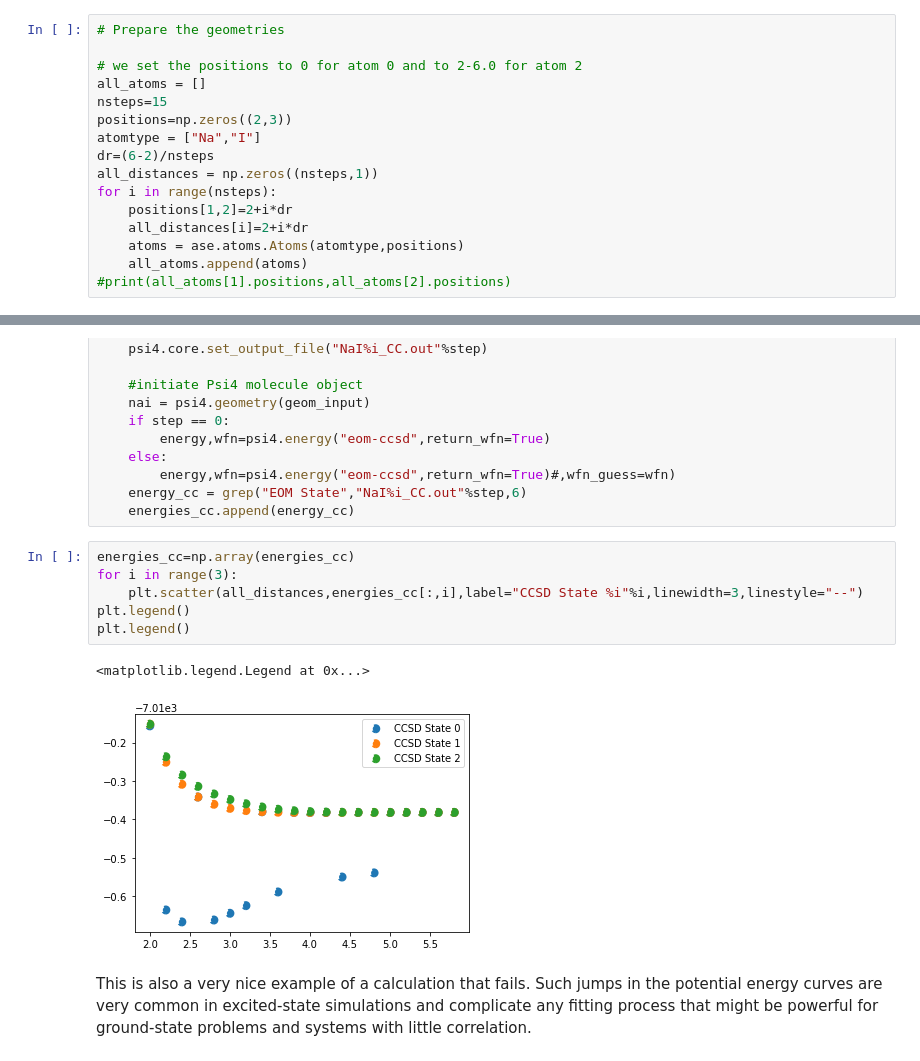
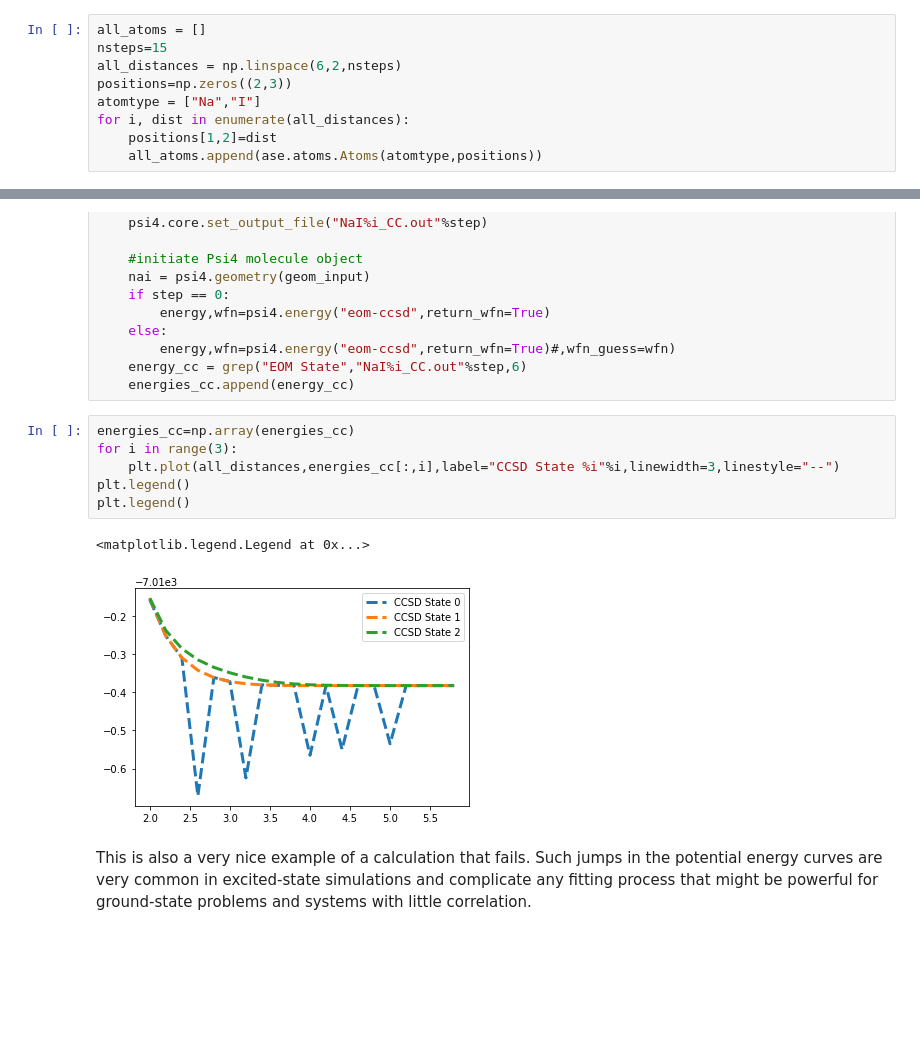
Before and after one commit to maurergroup/PX919, a Jupyter notebook: Workshop2/Tutorial2.ipynb, the cells around one changed output, grey strips where cells are left out. Drawn from its saved outputs; the diff is of its cells as text; blank space fills up the shorter version.

```diff
--- a/Workshop2/Tutorial2.ipynb
+++ b/Workshop2/Tutorial2.ipynb
@@ -49,22 +49,15 @@ This system has been studied via pump-probe spectroscopy by Ahmed Zewail, who re
 <img src="NaI2.png" width="350"/>
 </div>
 <p> Potential energy curves of NaI (Fig. 2 in Ref. 4).</p>
-# %%
-# Prepare the geometries
-
-# we set the positions to 0 for atom 0 and to 2-6.0 for atom 2
-all_atoms = []
-nsteps=15
-positions=np.zeros((2,3))
-atomtype = ["Na","I"]
-dr=(6-2)/nsteps
-all_distances = np.zeros((nsteps,1))
-for i in range(nsteps):
-    positions[1,2]=2+i*dr
-    all_distances[i]=2+i*dr
-    atoms = ase.atoms.Atoms(atomtype,positions)
-    all_atoms.append(atoms)
-#print(all_atoms[1].positions,all_atoms[2].positions)
+# %%
+all_atoms = []
+nsteps=15
+all_distances = np.linspace(6,2,nsteps)
+positions=np.zeros((2,3))
+atomtype = ["Na","I"]
+for i, dist in enumerate(all_distances):
+    positions[1,2]=dist
+    all_atoms.append(ase.atoms.Atoms(atomtype,positions))
 # %% [markdown]
 ### CASSCF calculation of the excited states
 
@@ -166,12 +159,12 @@ for step in range(nsteps):
 # %%
 energies_cc=np.array(energies_cc)
 for i in range(3):
-    plt.scatter(all_distances,energies_cc[:,i],label="CCSD State %i"%i,linewidth=3,linestyle="--")
+    plt.plot(all_distances,energies_cc[:,i],label="CCSD State %i"%i,linewidth=3,linestyle="--")
 plt.legend()
 plt.legend()
 # %% [output]
 <matplotlib.legend.Legend at 0x...>
-[figure, old version]
+[figure, new version]
 # %% [markdown]
 This is also a very nice example of a calculation that fails.
 Such jumps in the potential energy curves are very common in excited-state simulations and complicate any fitting process that might be powerful for ground-state problems and systems with little correlation.
```
Also changed, not shown: parts of 1 cell of this notebook.
